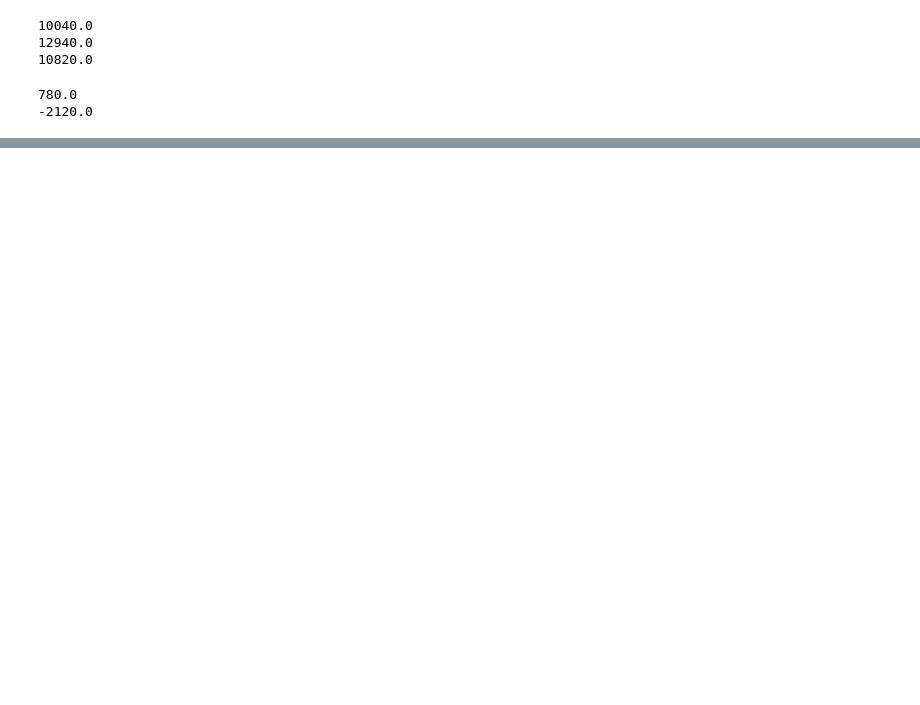
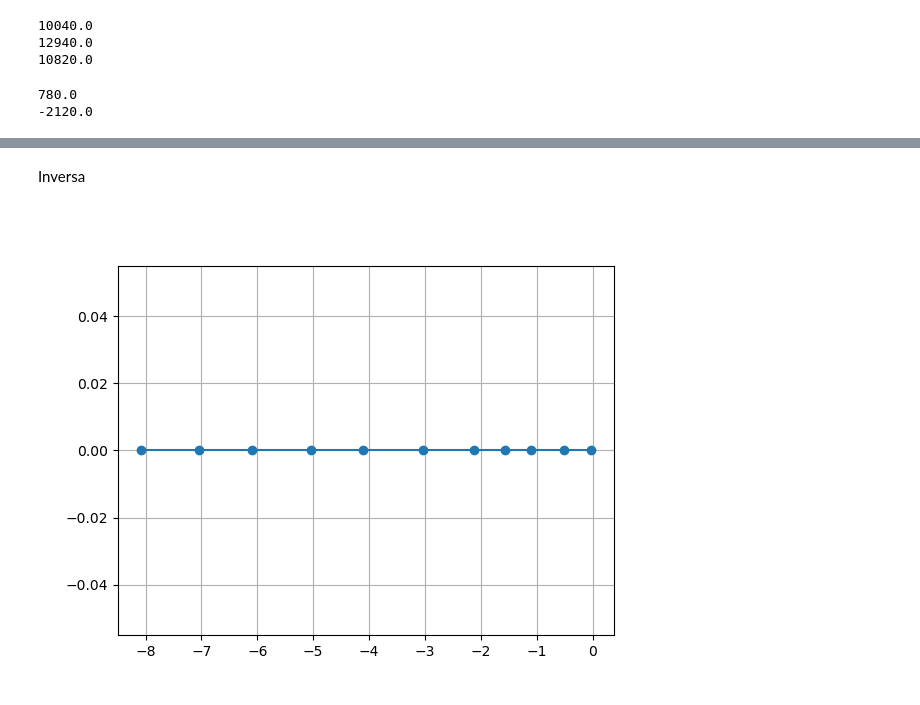
Before and after one commit to SoyXaime/Laboratorio-Fotovoltaica-, a Jupyter notebook: LabFotovoltaica.ipynb, the cells around one changed output, grey strips where cells are left out. Saved outputs shown, nothing was run; the diff lists cells and outputs as text; code cells hidden in the pictures; blank space fills up the shorter version.

```diff
--- a/LabFotovoltaica.ipynb
+++ b/LabFotovoltaica.ipynb
@@ -377,0 +502,8 @@ print(Req-12940)
+# %% [markdown]
+Inversa
+# %%
+plt.figure()
+plt.plot(V_inversa, I_inversa, ls="-", marker="o")
+plt.grid()
+# %% [output]
+[figure, added]
```
Also changed, not shown: parts of 17 cells of this notebook, 1 other file.
